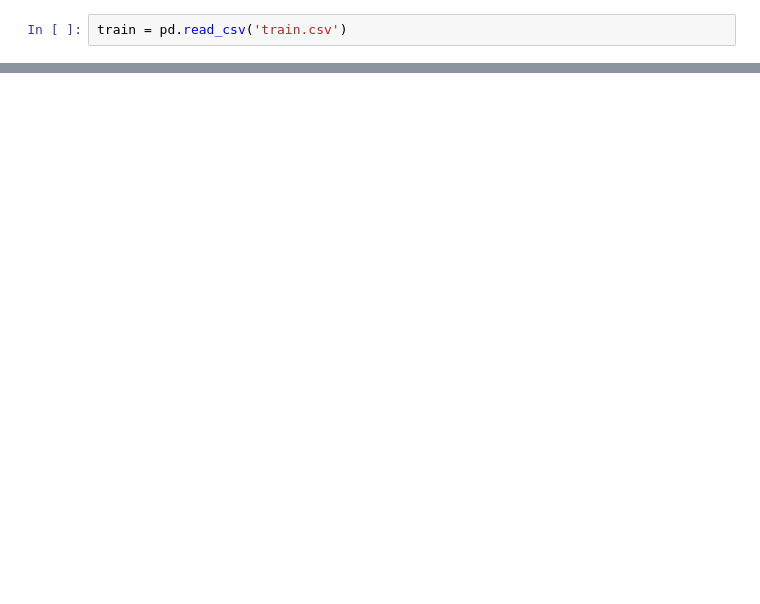
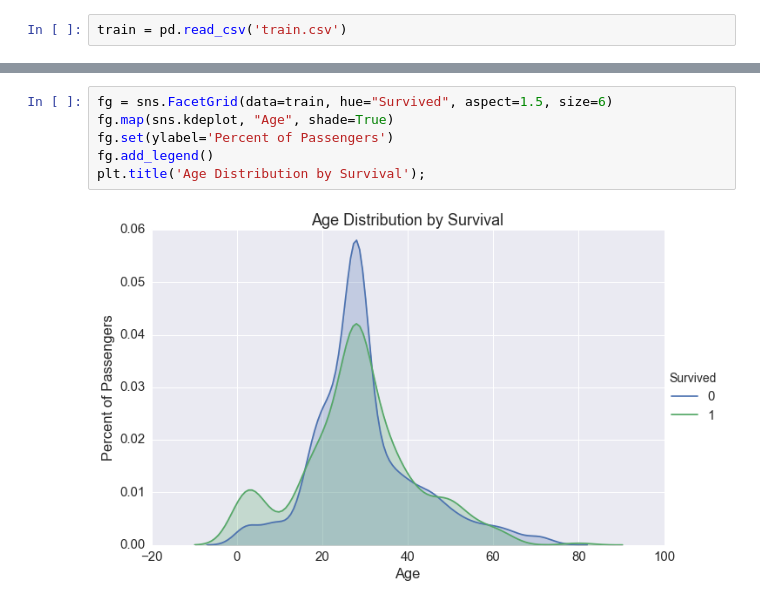
Before and after one commit to ocarmieo/kaggle-titanic, a Jupyter notebook: Titanic EDA.ipynb, the cells around one changed output, grey strips where cells are left out. Drawn from its saved outputs; the diff is of its cells as text; blank space fills up the shorter version.

```diff
--- a/Titanic EDA.ipynb
+++ b/Titanic EDA.ipynb
@@ -234,0 +287,8 @@ fit1.summary()
+# %%
+fg = sns.FacetGrid(data=train, hue="Survived", aspect=1.5, size=6)
+fg.map(sns.kdeplot, "Age", shade=True)
+fg.set(ylabel='Percent of Passengers')
+fg.add_legend()
+plt.title('Age Distribution by Survival');
+# %% [output]
+[figure, added]
```
Also changed, not shown: parts of 67 cells of this notebook, 4 other files.
